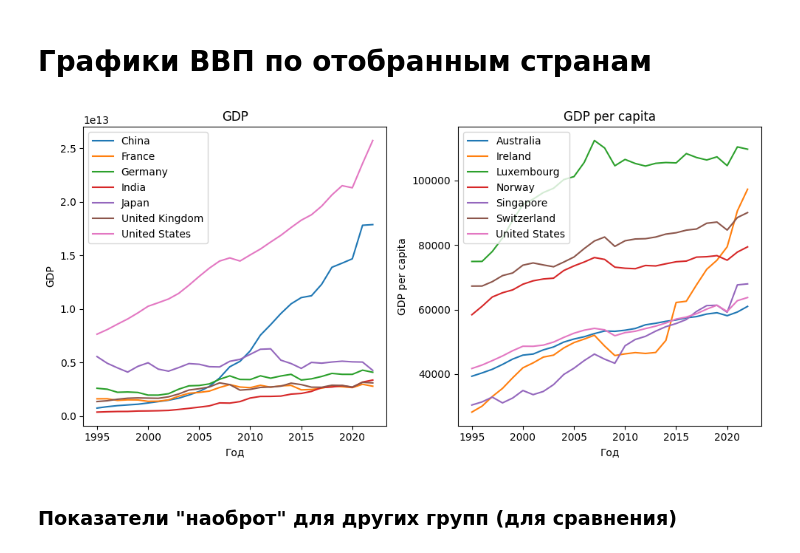
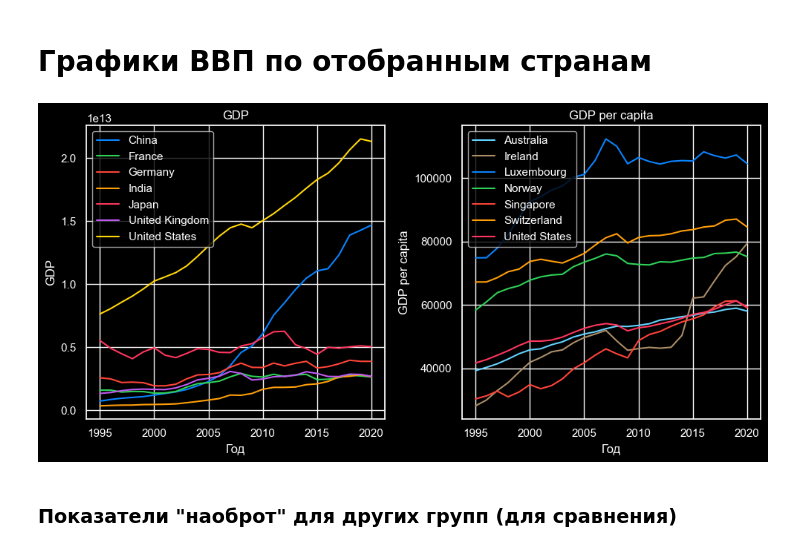
Before and after one commit to XTerris/economic_analysis, a Jupyter notebook: main.ipynb, the cells around one changed output. Saved outputs shown, nothing was run; the diff lists cells and outputs as text; code cells hidden in the pictures.

```diff
--- a/main.ipynb
+++ b/main.ipynb
@@ -7,6 +7,15 @@ import pandas as pd
 import os.path
 import numpy as np
 import matplotlib.pyplot as plt
+import seaborn as sns
+
+# plots to png
+save_plots_to_file = True
+# plots style
+sns.set_style()
+sns.set_theme()
+plt.style.use("dark_background")
+
 
 # data have many ';' and ','
 csv_delimiter = "::"
@@ -444,7 +453,7 @@ cleared_df = raw_df[raw_df["country"].isin(include_regions)]
 N = 7
 # years to analyze (including edges)
 start_year = 1995
-end_year = 2022
+end_year = 2020
 
 # arrange by last available year
 top_absolute_GDP_countries = (
@@ -535,28 +529,58 @@ color_gen = color_gen_f()
+# %%
+from matplotlib import colormaps
+
+my_colors = {
+    "blue": "#0A84FF",
+    "green": "#30D158",
+    "red": "#FF453A",
+    "orange": "#FF9F0A",
+    "pink": "#FF375F",
+    "purple": "#BF5AF2",
+    "yellow": "#FFD60A",
+    "cyan": "#64D2FF",
+    "brown": "#AC8E68"
+}
+
+# cmap = colormaps.get_cmap("tab10")
+# colors = cmap.colors
+
+colors = list(my_colors.values())
+
+def color_gen_f():
+    c = 0
+    while 1:
+        yield colors[c]
+        c = (c + 1) % len(colors)
+
+color_gen = color_gen_f()
 # %% [markdown]
 # Графики ВВП по отобранным странам
 # %%
 plt.figure("GDP", figsize=(10, 5))
 
 attributes = ["GDP", "GDP per capita"]
+
 
 for i in range(2):
     axis = plt.subplot(1, 2, i + 1)
     plt.title(attributes[i])
     for country, series in df[df["group"] == i + 1].groupby(["country"]):
         axis = series.plot(
             x="date",
             y=attributes[i],
             label=country[0],
             xlabel="Год",
             ylabel=attributes[i],
             ax=axis,
-            # color=next(color_gen),
+            color=next(color_gen)
         )
 
 plt.tight_layout()
+if save_plots_to_file:
+    plt.savefig("pics/GDP 1.png", transparent=True)
 plt.show()
 # %% [output]
-[figure, old version]
+[figure, new version]
 # %% [markdown]
 ### Показатели "наоброт" для других групп (для сравнения)
 # %%
```
Also changed, not shown: parts of 21 cells of this notebook, 11 other files.
